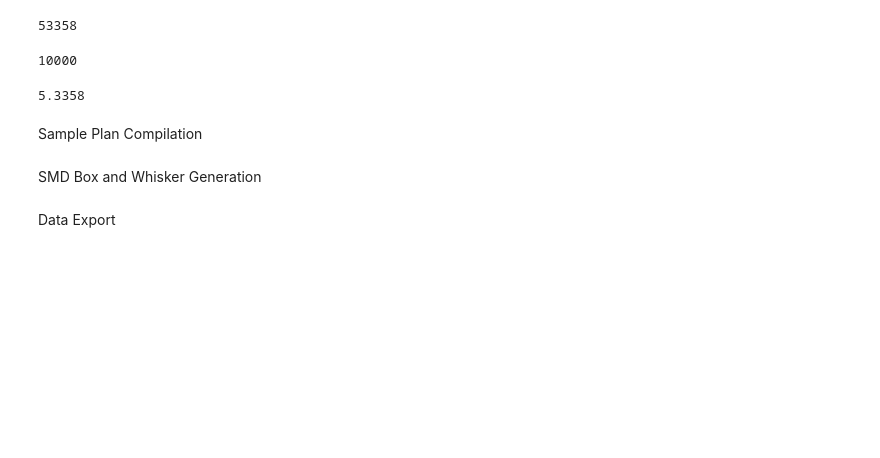
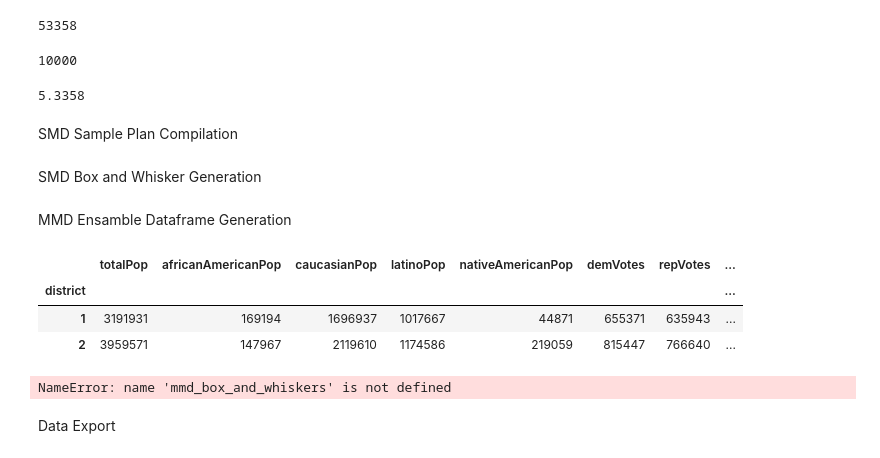
Before and after one commit to CSE-416-Team-Selzer/Modeling-and-Analysis-of-HR-3863, a Jupyter notebook: preprocessing/Arizona-postproc.ipynb, the cells around one changed output. Drawn from its saved outputs; the diff is of its cells as text; code cells hidden in the pictures; blank space fills up the shorter version.

```diff
--- a/preprocessing/Arizona Rehydration.ipynb
+++ b/preprocessing/Arizona-postproc.ipynb
@@ -311,4 +348,4 @@ for plan in ensamble:
 
 avg_safe_districts = float(safe_districts) / total_districts
 # %% [markdown]
-Sample Plan Compilation
+SMD Sample Plan Compilation
@@ -333,14 +400,2 @@ def generate_sample_plan_json(district_plan, is_smd, tag):
         "tag": tag
             }
-# %%
-sample_plans = ['500', '5000', '9000']
-sample_plan_frames = list()
-for plan_id in sample_plans:
-    district_plan = precincts.copy(deep = True)
-    district_plan['district'] = district_plan['index'].apply(lambda id: map_to_district(id, plan_id))
-    district_plan.drop(["index", "precinct"], axis = 1, inplace=True)
-    district_plan = district_plan.dissolve(by = 'district', aggfunc = 'sum')
-    district_plan['opportunityDistrict'] = district_plan.apply(lambda x: is_opportunity(x.totalPop, x.africanAmericanPop, x.latinoPop, x.asainPop, x.nativeAmericanPop), axis=1)
-    district_plan['winningParty'] = district_plan.apply(lambda x: election(x.demVotes, x.repVotes), axis=1)
-    district_plan['safeDistrict'] = district_plan.apply(lambda x: is_safe(x.winningParty, x.demVotes, x.repVotes, x.totalVotes), axis=1)
-    sample_plan_frames.append(district_plan)
@@ -398,0 +486,28 @@ smd_box_and_whiskers = {
+# %% [markdown]
+MMD Ensamble Dataframe Generation
+# %%
+def mmd_map_to_district(precinct_id, plan_id):
+    plan = mmd_ensamble_ids[plan_id]
+    for district_id in plan:
+        if(precinct_id in plan[district_id]['nodes']):
+            return int(district_id)
+    return -1
+# %%
+def map_to_seats(district_id, plan_id):
+    plan = mmd_ensamble_ids[plan_id]
+    return plan[str(district_id)]['size']
+# %%
+for plan_id in mmd_ensamble_ids:
+    district_plan = precincts.copy(deep = True)
+    district_plan['district'] = district_plan['index'].apply(lambda id: mmd_map_to_district(id, plan_id))
+    district_plan.drop(["index", "precinct", "geometry"], axis = 1, inplace=True)
+    district_plan = district_plan.groupby('district').aggregate(sum)
+    district_plan['seats'] = district_plan.apply(lambda x: map_to_seats(x.name, plan_id), axis = 1)
+    district_plan['seats'] = district_plan['seats'].astype(str)
+    mmd_ensamble[int(plan_id)] = district_plan
+display(mmd_ensamble[0])
+# %% [output]
+|  | totalPop | africanAmericanPop | caucasianPop | latinoPop | nativeAmericanPop | demVotes | repVotes | ... |
+| district |  |  |  |  |  |  |  | ... |
+| 1 | 3191931 | 169194 | 1696937 | 1017667 | 44871 | 655371 | 635943 | ... |
+| 2 | 3959571 | 147967 | 2119610 | 1174586 | 219059 | 815447 | 766640 | ... |
@@ -399,3 +547,23 @@ smd_box_and_whiskers = {
+# %%
+mmd_ensamble_data = {
+    "avgPolsbyPopper": 0,
+    "minOpportunityReps": int(min_opportunity_districts),
+    'maxOpportunityReps': int(max_opportunity_districts),
+    'avgOpportunityReps': float(avg_opportunity_districts),
+    'minSafeDistricts': int(min_safe_districts),
+    'maxSafeDistricts': int(max_safe_districts),
+    'avgSafeDistrits': float(avg_safe_districts),
+    'maxDemocratReps': int(max_dem_seats),
+    'minDemocratReps': int(min_dem_seats),
+    'avgDemocratReps': float(avg_dem_seats),
+    'maxRepublicanReps': int(max_rep_seats),
+    'minRepublicanReps': int(min_rep_seats),
+    'avgRepublicanReps': float(avg_rep_seats),
+    'boxAndWhiskers': mmd_box_and_whiskers
+
+}
+# %% [output]
+NameError: name 'mmd_box_and_whiskers' is not defined
 # %% [markdown]
 Data Export
 # %%
```
Also changed, not shown: parts of 31 cells of this notebook.
